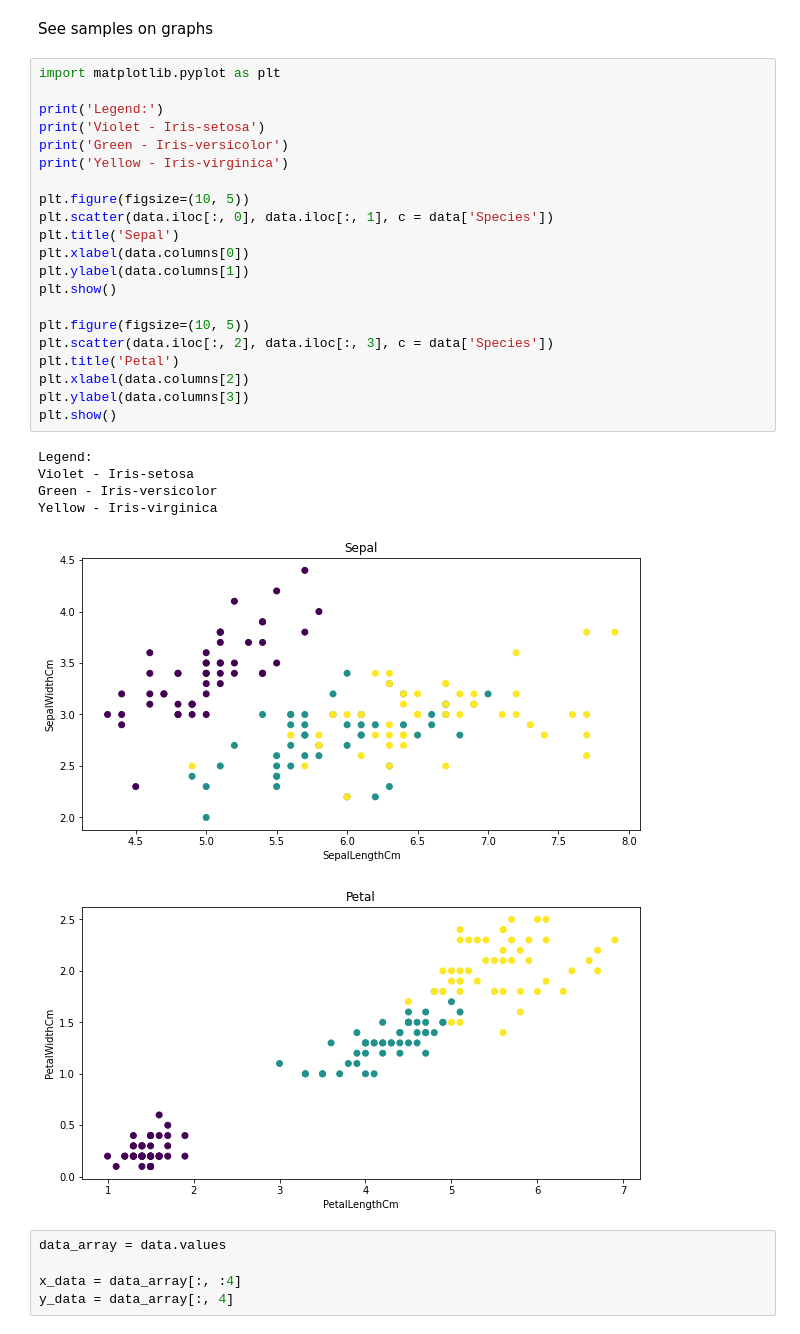
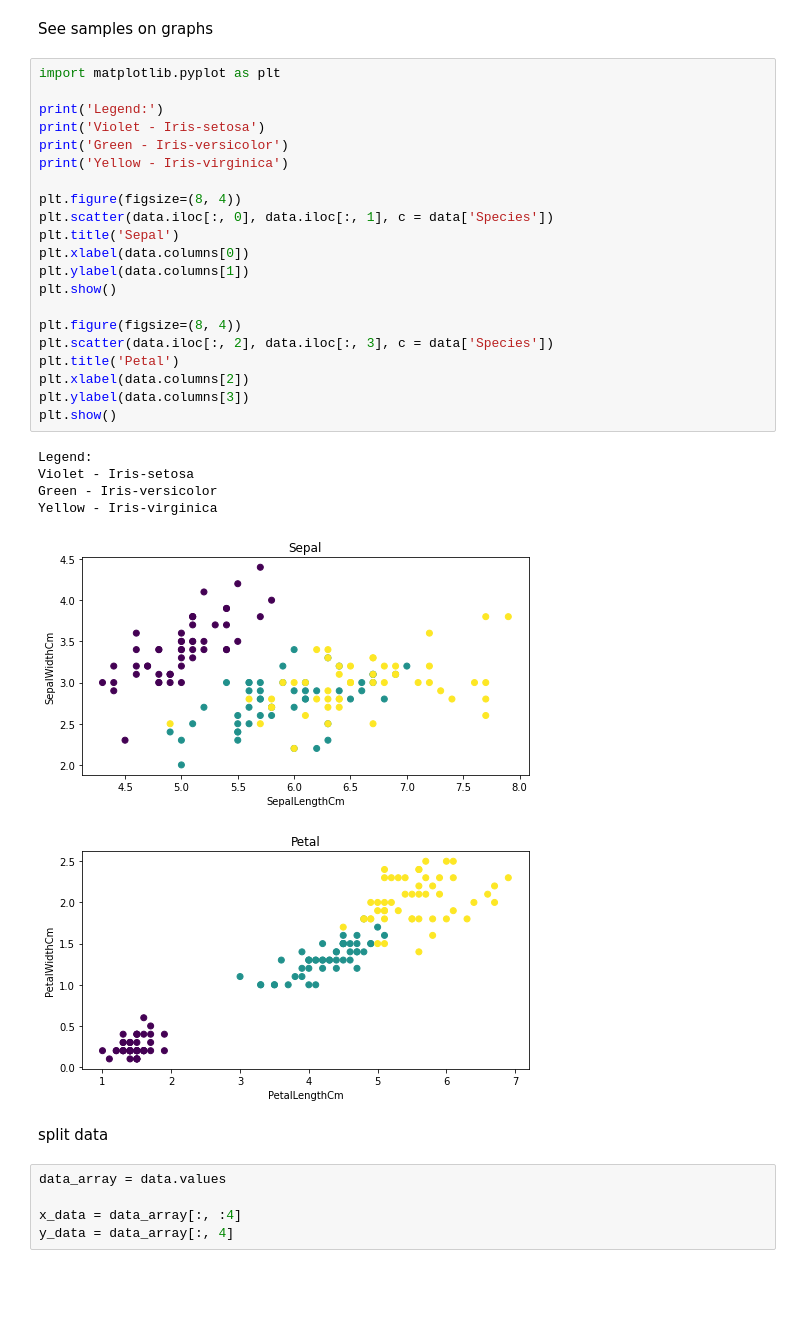
Before and after one commit to JTomkiewicz/EARIN, a Jupyter notebook: lab5/lab5.ipynb, the cells around one changed output. Cells and saved outputs as stored; diff of their text form; blank space fills up the shorter version.

```diff
--- a/lab5/lab5.ipynb
+++ b/lab5/lab5.ipynb
@@ -70,31 +70,33 @@ See samples on graphs
 # %%
 import matplotlib.pyplot as plt
 
 print('Legend:')
 print('Violet - Iris-setosa')
 print('Green - Iris-versicolor')
 print('Yellow - Iris-virginica')
 
-plt.figure(figsize=(10, 5))
+plt.figure(figsize=(8, 4))
 plt.scatter(data.iloc[:, 0], data.iloc[:, 1], c = data['Species'])
 plt.title('Sepal')
 plt.xlabel(data.columns[0])
 plt.ylabel(data.columns[1])
 plt.show()
 
-plt.figure(figsize=(10, 5))
+plt.figure(figsize=(8, 4))
 plt.scatter(data.iloc[:, 2], data.iloc[:, 3], c = data['Species'])
 plt.title('Petal')
 plt.xlabel(data.columns[2])
 plt.ylabel(data.columns[3])
 plt.show()
 # %% [output]
 Legend:
 Violet - Iris-setosa
 Green - Iris-versicolor
 Yellow - Iris-virginica
-[figure, old version]
+[figure, new version]
-[figure, old version]
+[figure, new version]
+# %% [markdown]
+split data
 # %%
 data_array = data.values
 
```
Also changed, not shown: parts of 4 cells of this notebook.
